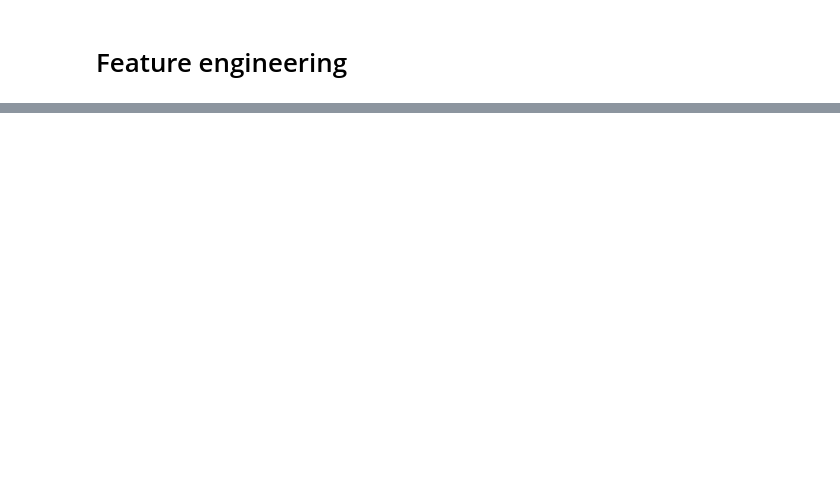
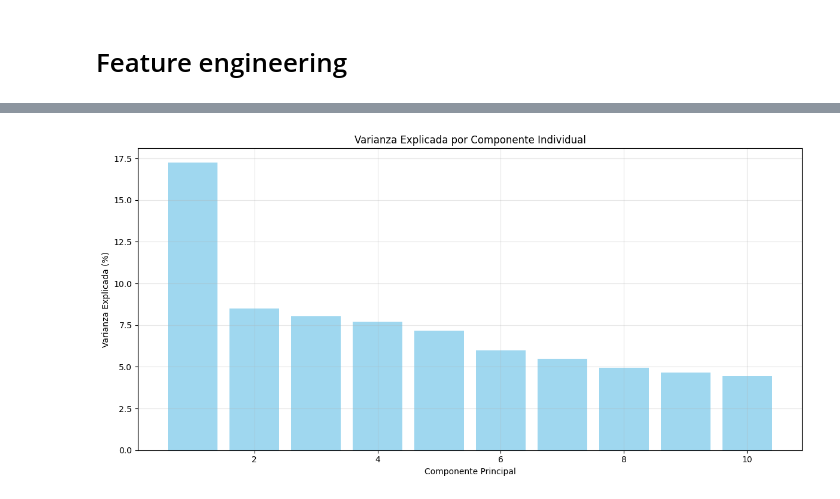
Before and after one commit to ArielMatC/ceia-andd-g2, a Jupyter notebook: data_analysis.ipynb, the cells around one changed output, grey strips where cells are left out. Saved outputs shown, nothing was run; the diff lists cells and outputs as text; code cells hidden in the pictures; blank space fills up the shorter version.

```diff
--- a/data_analysis.ipynb
+++ b/data_analysis.ipynb
@@ -3012,0 +2920,14 @@ min       -3.645     -3.712     -3.430     -3.307     -4.849     -4.338
+# %%
+# GRÁFICO 1: Varianza explicada por componente individual
+plt.figure(figsize=(12, 6))
+components_nums = list(range(1, min(11, len(varianza_explicada_cyclical) + 1)))
+plt.bar(components_nums, varianza_explicada_cyclical[:len(components_nums)] * 100,
+        color='skyblue', alpha=0.8)
+plt.xlabel('Componente Principal')
+plt.ylabel('Varianza Explicada (%)')
+plt.title('Varianza Explicada por Componente Individual')
+plt.grid(True, alpha=0.3)
+plt.tight_layout()
+plt.show()
+# %% [output]
+[figure, added]
```
Also changed, not shown: parts of 75 cells of this notebook, 3 other files.
